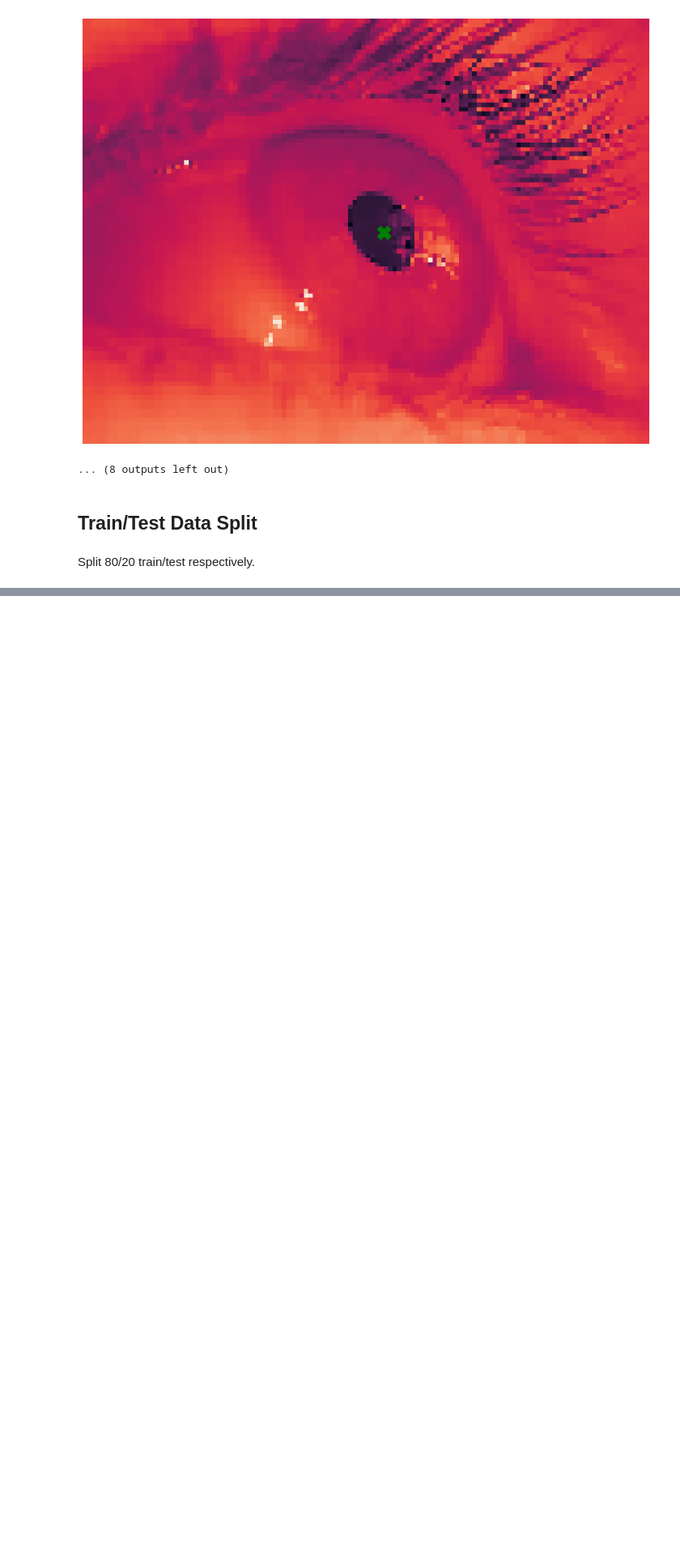
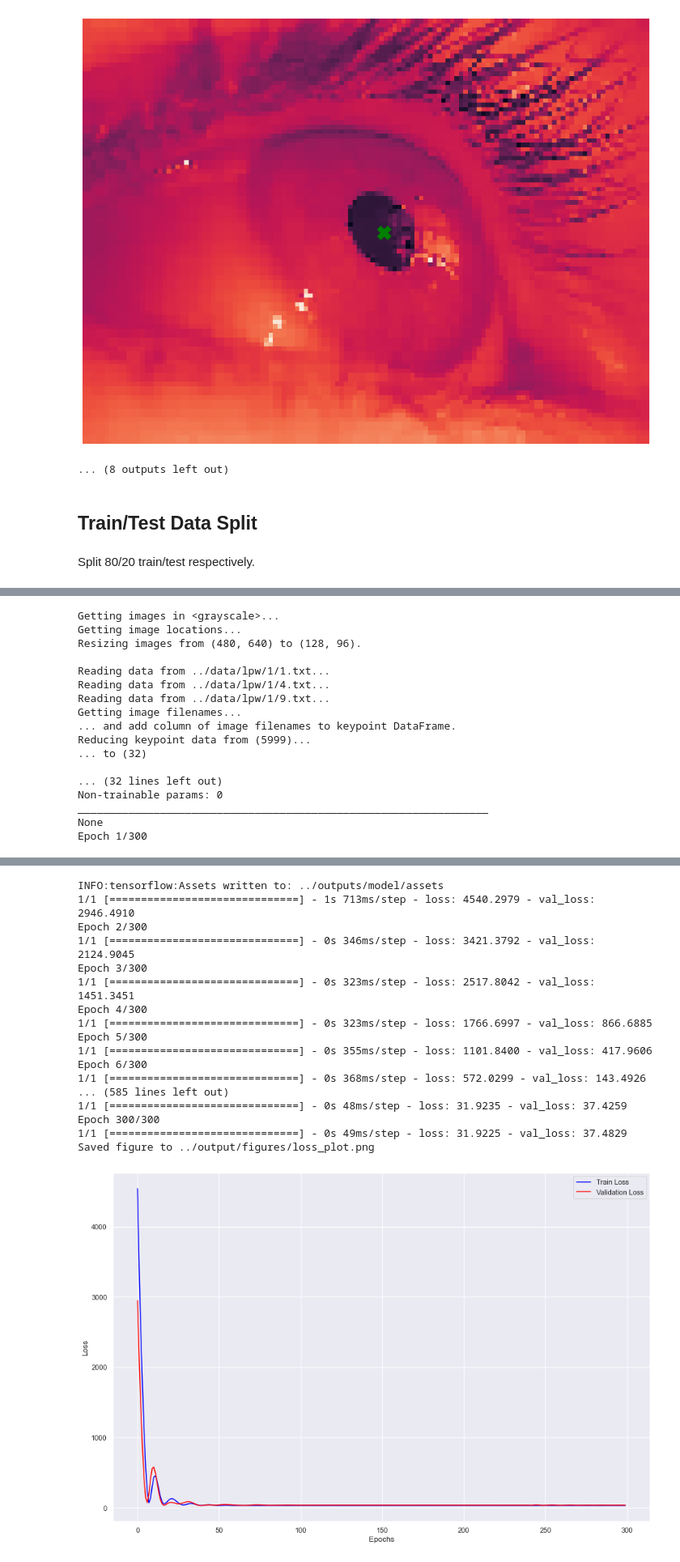
Before and after one commit to Leighson/lighthouse-final-project, a Jupyter notebook: src/journal.ipynb, the cells around one changed output, grey strips where cells are left out. Shown at 81% size. Saved outputs shown, nothing was run; the diff lists cells and outputs as text; code cells hidden in the pictures; blank space fills up the shorter version.

Commit message:
created baseline model, updated process for data formatting to fit the CNN model.

```diff
--- a/src/journal.ipynb
+++ b/src/journal.ipynb
@@ -144,0 +136,51 @@ NameError: name 'Xtrain_array' is not defined
+# %%
+# save model at given checkpoints
+model_checkpoint = ModelCheckpoint(
+    filepath='../outputs/model',
+    monitor='val_loss',
+    mode='auto',
+    save_best_only=True)
+
+# load training and validation data
+Xtrain, Xtest, ytrain, ytest = get_data(save=False)
+
+Xtrain = np.array(Xtrain)
+Xtest = np.array(Xtest)
+
+# build and compile the model
+model = baseline_model()
+print(model.summary())
+
+model.compile(
+    optimizer=Adam(learning_rate=LR),
+    loss=MeanSquaredError())
+
+# train model
+history = model.fit(
+    Xtrain, ytrain,
+    validation_data=(Xtest, ytest),
+    epochs=EPOCHS,
+    callbacks=[model_checkpoint],
+    workers=4,
+    use_multiprocessing=True)
+
+# plot and save history
+utils.save_loss_plots(history)
+# %% [output]
+Getting images in <grayscale>...
+Getting image locations...
+Resizing images from (480, 640) to (128, 96).
+
+Reading data from ../data/lpw/1/1.txt...
+Reading data from ../data/lpw/1/4.txt...
+Reading data from ../data/lpw/1/9.txt...
+Getting image filenames...
+... and add column of image filenames to keypoint DataFrame.
+Reducing keypoint data from (5999)...
+... to (32)
+
+... (32 lines left out)
+Non-trainable params: 0
+_________________________________________________________________
+None
+Epoch 1/300
@@ -144,0 +189,18 @@ NameError: name 'Xtrain_array' is not defined
+INFO:tensorflow:Assets written to: ../outputs/model/assets
+1/1 [==============================] - 1s 713ms/step - loss: 4540.2979 - val_loss: 2946.4910
+Epoch 2/300
+1/1 [==============================] - 0s 346ms/step - loss: 3421.3792 - val_loss: 2124.9045
+Epoch 3/300
+1/1 [==============================] - 0s 323ms/step - loss: 2517.8042 - val_loss: 1451.3451
+Epoch 4/300
+1/1 [==============================] - 0s 323ms/step - loss: 1766.6997 - val_loss: 866.6885
+Epoch 5/300
+1/1 [==============================] - 0s 355ms/step - loss: 1101.8400 - val_loss: 417.9606
+Epoch 6/300
+1/1 [==============================] - 0s 368ms/step - loss: 572.0299 - val_loss: 143.4926
+... (585 lines left out)
+1/1 [==============================] - 0s 48ms/step - loss: 31.9235 - val_loss: 37.4259
+Epoch 300/300
+1/1 [==============================] - 0s 49ms/step - loss: 31.9225 - val_loss: 37.4829
+Saved figure to ../output/figures/loss_plot.png
+[figure, added]
```
Also changed, not shown: parts of 16 cells of this notebook, 13 other files.
